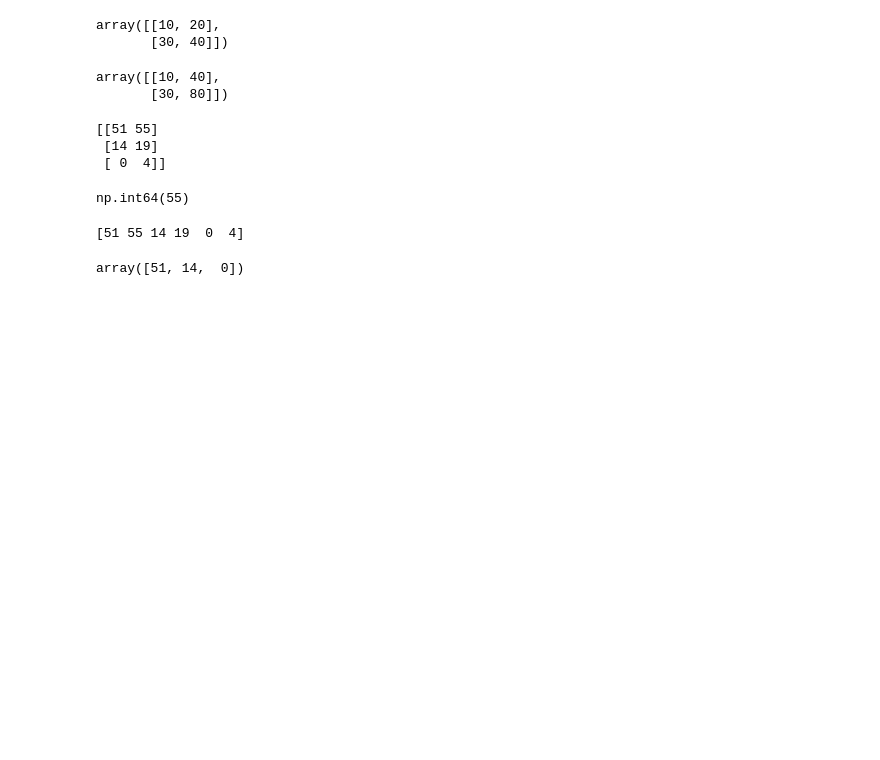
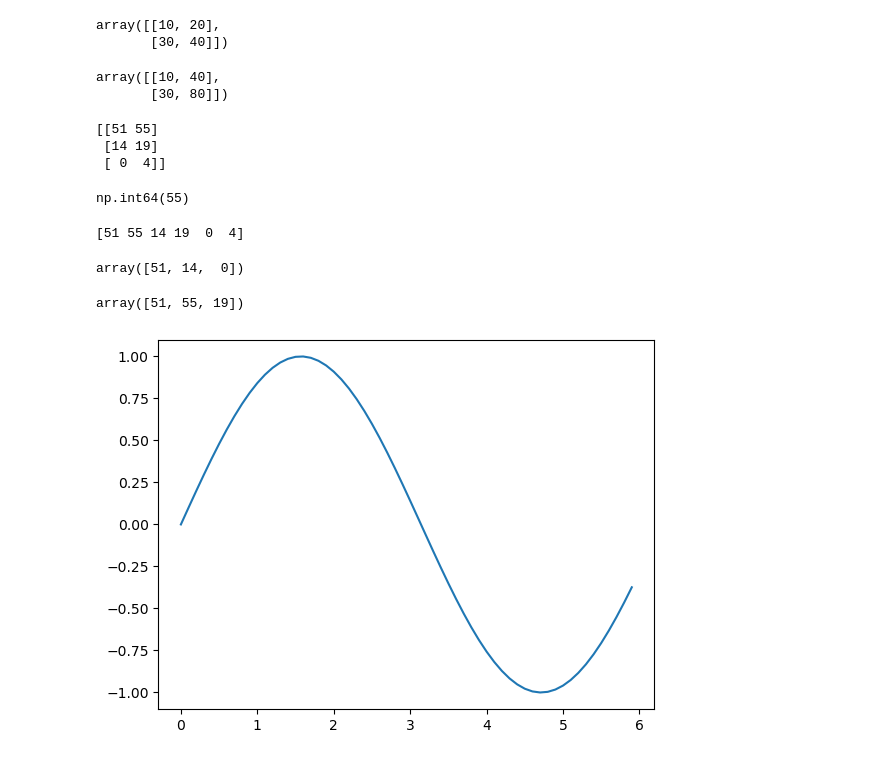
Before and after one commit to JIUUOO/today-i-learned, a Jupyter notebook: ai/deep-learning-from-scratch-1/chapter-01/main.ipynb, the cells around one changed output. Saved outputs shown, nothing was run; the diff lists cells and outputs as text; code cells hidden in the pictures; blank space fills up the shorter version.

```diff
--- a/ai/deep-learning-from-scratch-1/chapter-01/main.ipynb
+++ b/ai/deep-learning-from-scratch-1/chapter-01/main.ipynb
@@ -116,3 +118,20 @@ X[np.array([0, 2, 4])]  # array([51, 14,  0])
 # %% [output]
 [51 55 14 19  0  4]
 array([51, 14,  0])
+# %%
+X > 15  # array([ True,  True, False,  True, False, False])
+
+X[X > 15]  # array([51, 55, 19])
+# %% [output]
+array([51, 55, 19])
+# %%
+import numpy as np
+import matplotlib.pyplot as plt
+
+x = np.arange(0, 6, 0.1)
+y = np.sin(x)
+
+plt.plot(x, y)
+plt.show()
+# %% [output]
+[figure, added]
```
Also changed, not shown: parts of 3 cells of this notebook, 1 other file.
